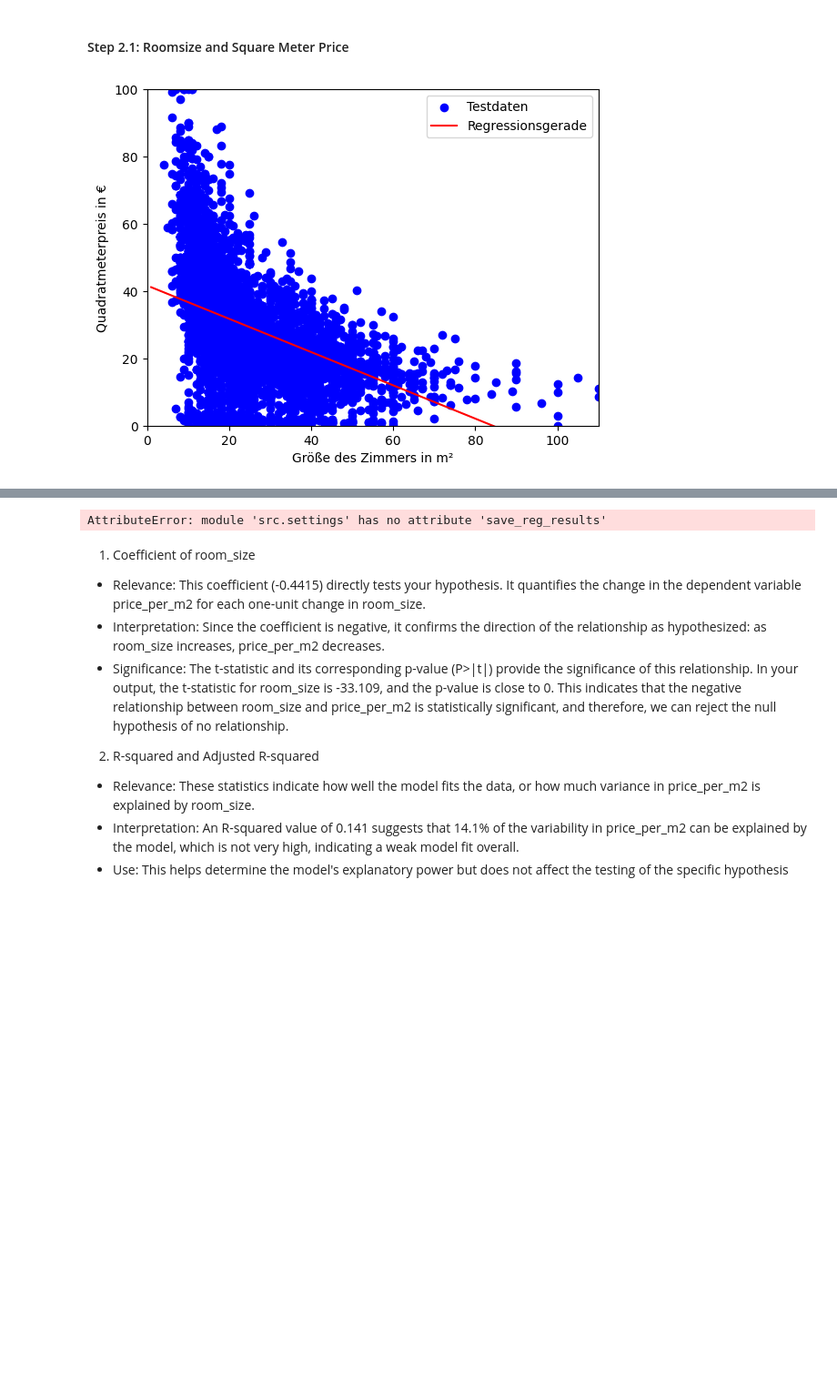
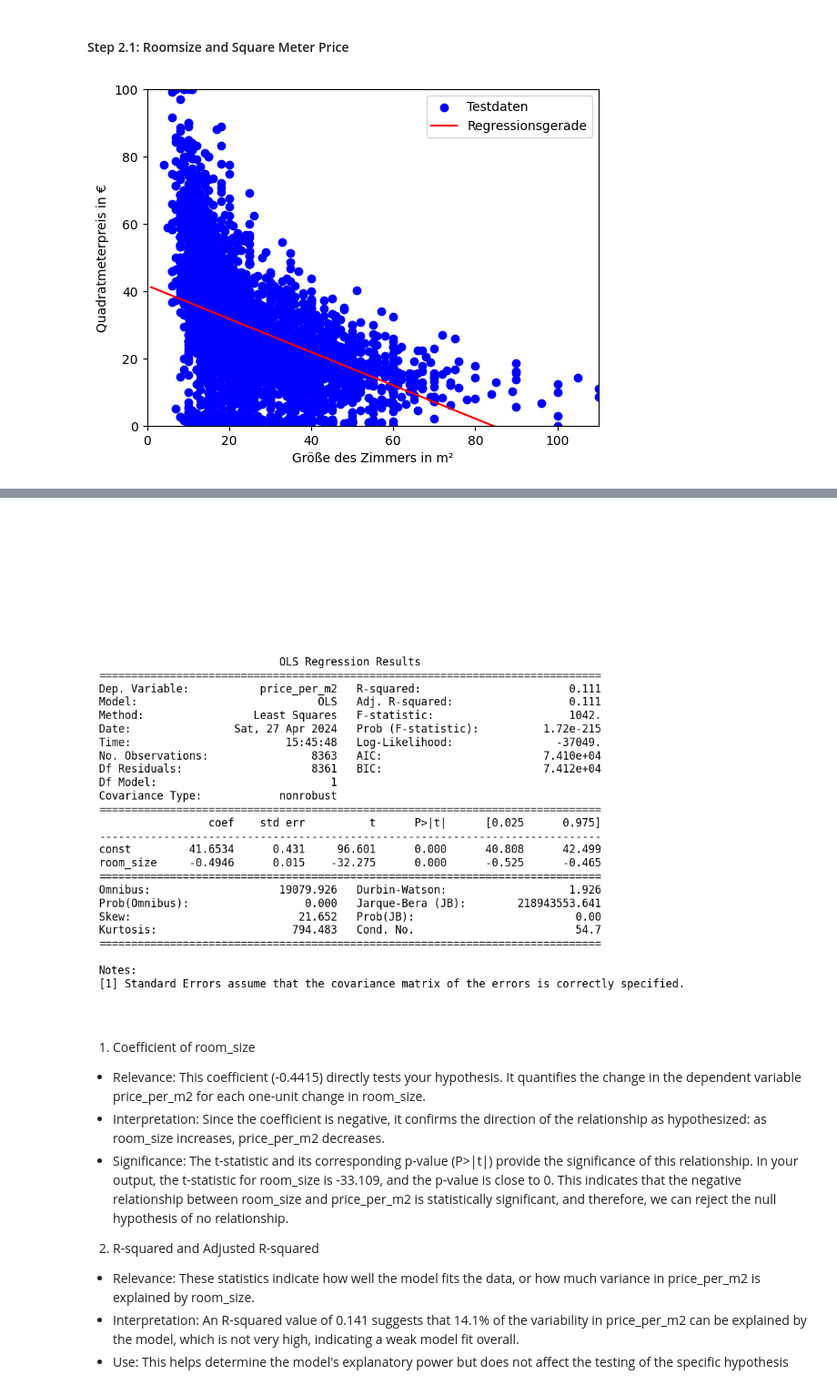
Before and after one commit to pascals00/WG-Gesucht, a Jupyter notebook: DataAnalysis/PriceDeterminantsAnalysis.ipynb, the cells around one changed output, grey strips where cells are left out. Shown at 91% size. Cells and saved outputs as stored; diff of their text form; code cells hidden in the pictures; blank space fills up the shorter version.

```diff
--- a/DataAnalysis/PriceDeterminantsAnalysis.ipynb
+++ b/DataAnalysis/PriceDeterminantsAnalysis.ipynb
@@ -101,7 +100,7 @@ plt.show()
 print(model.summary())
 
 # Save model Summary
-st.save_reg_results(ind_var, dep_var, model)
+st.save_reg_results(ind_var=ind_var, dep_var=dep_var, model=model)
 # %% [output]
 [figure]
                             OLS Regression Results
@@ -114,14 +113,14 @@ Time:                        15:35:41   Log-Likelihood:                -37049.
 No. Observations:                8363   AIC:                         7.410e+04
 Df Residuals:                    8361   BIC:                         7.412e+04
 Df Model:                           1
 Covariance Type:            nonrobust
 ==============================================================================
 ... (9 lines left out)
 ==============================================================================
 
 Notes:
 [1] Standard Errors assume that the covariance matrix of the errors is correctly specified.
-AttributeError: module 'src.settings' has no attribute 'save_reg_results'
+[figure, added]
 # %% [markdown]
 1. Coefficient of room_size
 - Relevance: This coefficient (-0.4415) directly tests your hypothesis. It quantifies the change in the dependent variable price_per_m2 for each one-unit change in room_size.
```
Also changed, not shown: parts of 3 cells of this notebook, 1 other file.
